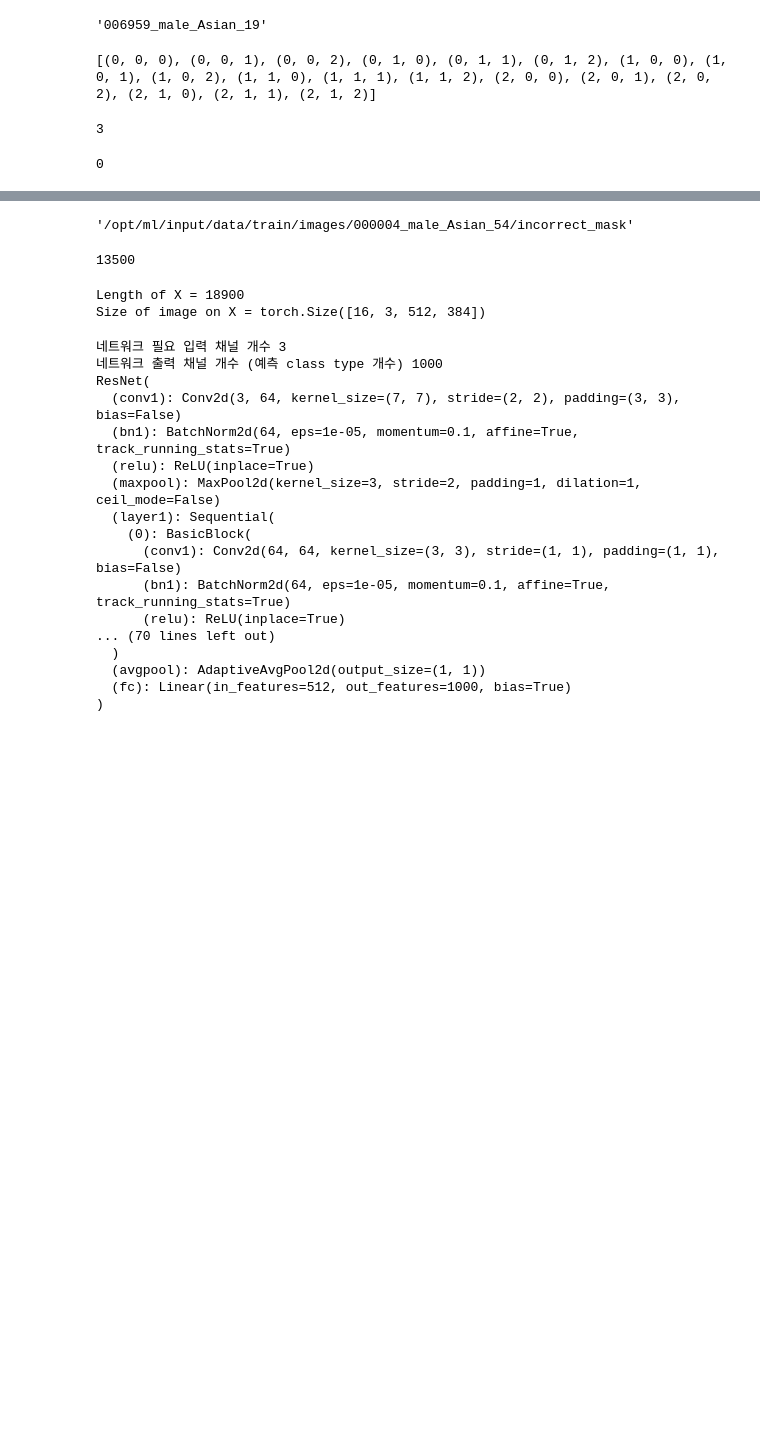
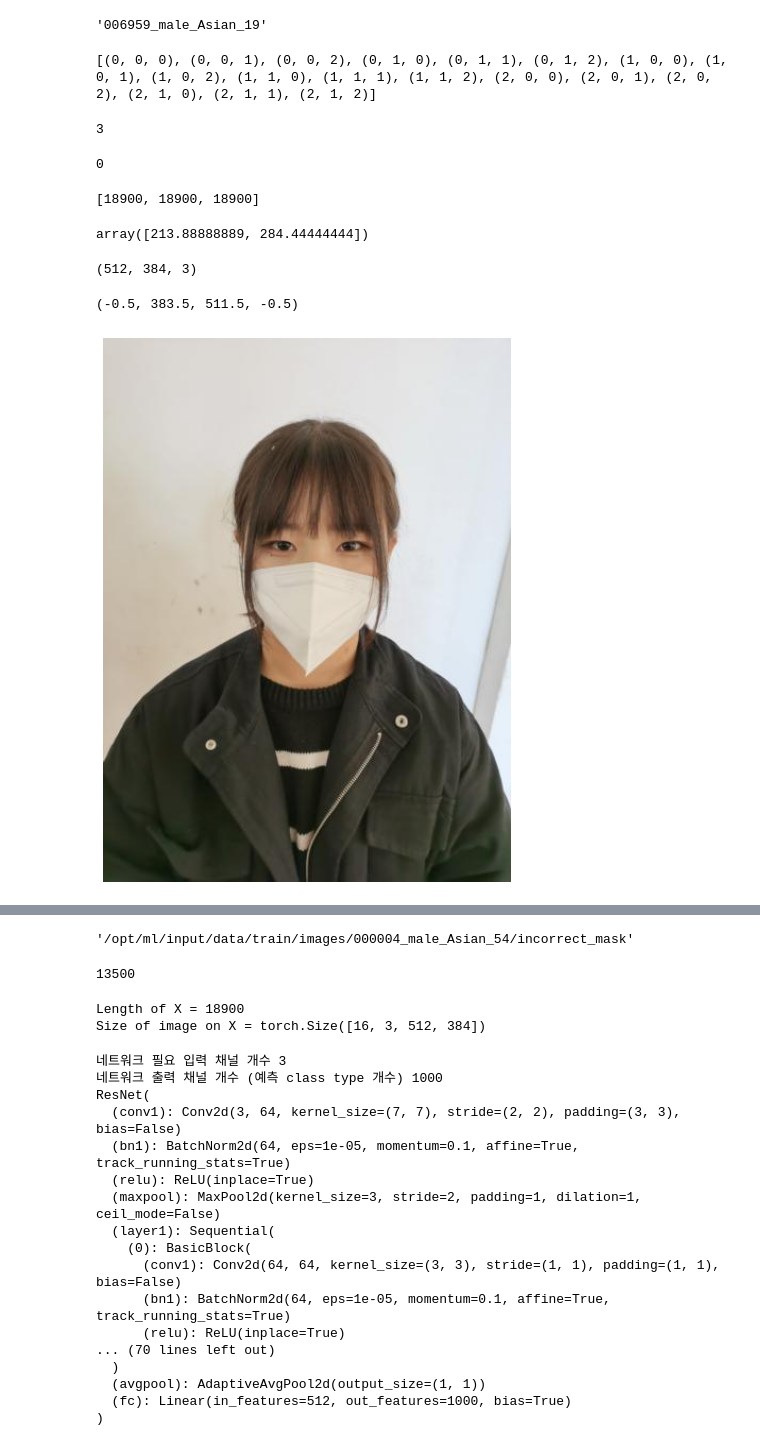
Before and after one commit to naem1023/boostcamp-pstage-image, a Jupyter notebook: test.ipynb, the cells around one changed output, grey strips where cells are left out. Saved outputs shown, nothing was run; the diff lists cells and outputs as text; code cells hidden in the pictures; blank space fills up the shorter version.

```diff
--- a/test.ipynb
+++ b/test.ipynb
@@ -151,3 +135,13 @@ def get_test_label(path):
 print(get_test_label('/opt/ml/input/data/eval/images/8f958971742a44a71ad3ffba827e7fb6d498aca9.jpg'))
 # %% [output]
 0
+# %%
+t = [('age', [8967, 8589, 1344]), ('mask', [13500, 2700, 2700]), ('gender', [7294, 11606])]
+
+print([sum(c[1]) for c in t])
+# %% [output]
+[18900, 18900, 18900]
+# %%
+np.array([385, 512]) / 1.8
+# %% [output]
+array([213.88888889, 284.44444444])
@@ -153,0 +154,13 @@ print(get_test_label('/opt/ml/input/data/eval/images/8f958971742a44a71ad3ffba827
+# %%
+from matplotlib import pyplot as plt
+import cv2
+img = cv2.imread(train_dir + '/003397_female_Asian_19/mask1.jpg')
+img = cv2.cvtColor(img, cv2.COLOR_BGR2RGB)
+print(img.shape)
+plt.figure(figsize=(10,10))
+plt.imshow(img)
+plt.axis('off')
+# %% [output]
+(512, 384, 3)
+(-0.5, 383.5, 511.5, -0.5)
+[figure, added]
```
Also changed, not shown: parts of 4 cells of this notebook, 3 other files.
